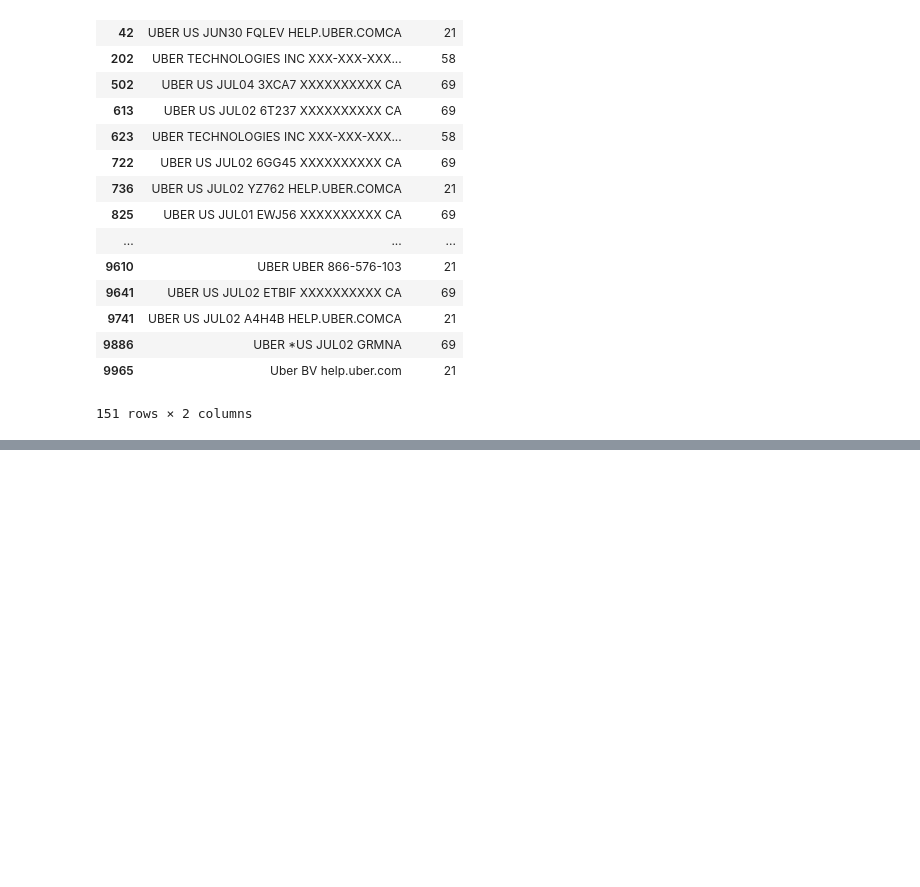
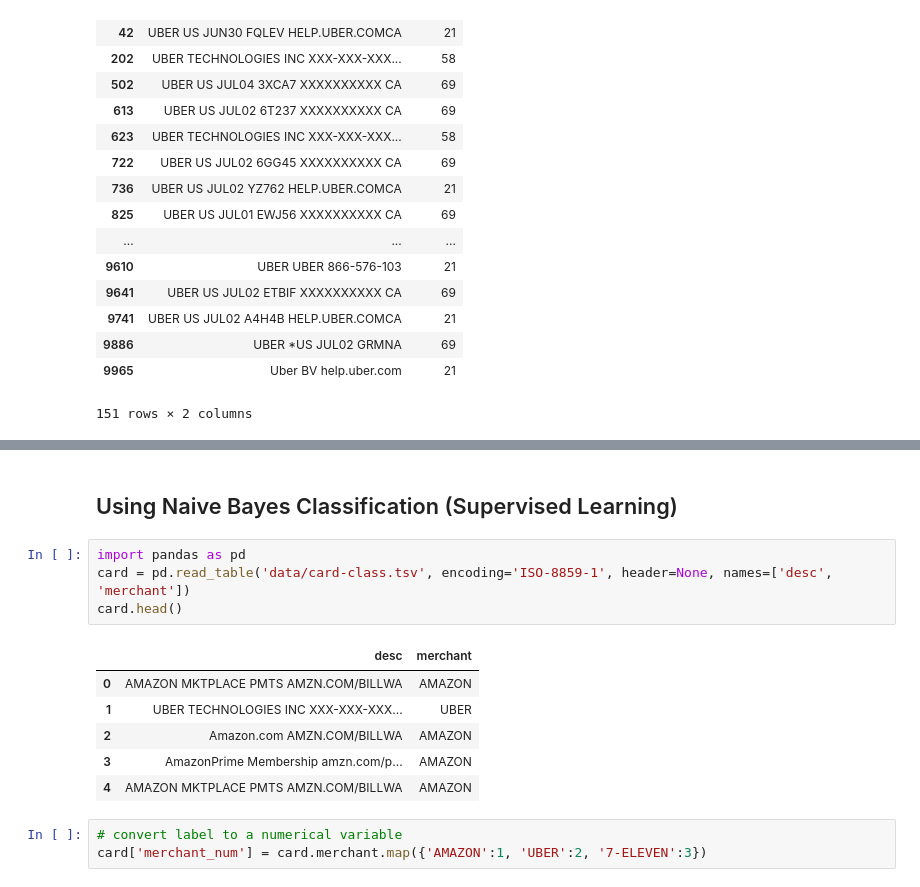
Before and after one commit to mgudipati-saven/ML, a Jupyter notebook: Merchant Classification.ipynb, the cells around one changed output, grey strips where cells are left out. Cells and saved outputs as stored; diff of their text form; blank space fills up the shorter version.

Commit message:
naive bayes classification.

```diff
--- a/Merchant Classification.ipynb
+++ b/Merchant Classification.ipynb
@@ -124,0 +221,16 @@ card[card.desc.str.contains('[Uu][Bb][Ee][Rr]')]
+# %% [markdown]
+## Using Naive Bayes Classification (Supervised Learning)
+# %%
+import pandas as pd
+card = pd.read_table('data/card-class.tsv', encoding='ISO-8859-1', header=None, names=['desc', 'merchant'])
+card.head()
+# %% [output]
+|  | desc | merchant |
+| 0 | AMAZON MKTPLACE PMTS AMZN.COM/BILLWA | AMAZON |
+| 1 | UBER TECHNOLOGIES INC XXX-XXX-XXX... | UBER |
+| 2 | Amazon.com AMZN.COM/BILLWA | AMAZON |
+| 3 | AmazonPrime Membership amzn.com/p... | AMAZON |
+| 4 | AMAZON MKTPLACE PMTS AMZN.COM/BILLWA | AMAZON |
+# %%
+# convert label to a numerical variable
+card['merchant_num'] = card.merchant.map({'AMAZON':1, 'UBER':2, '7-ELEVEN':3})
```
Also changed, not shown: parts of 24 cells of this notebook, 2 other files.
